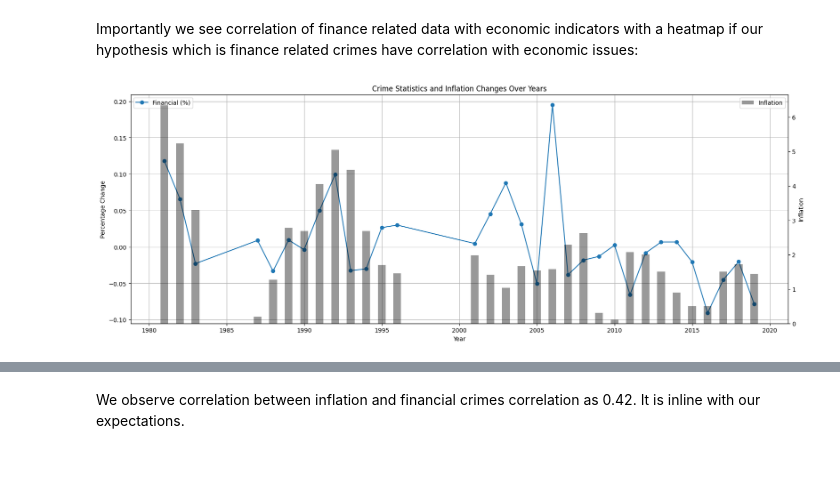
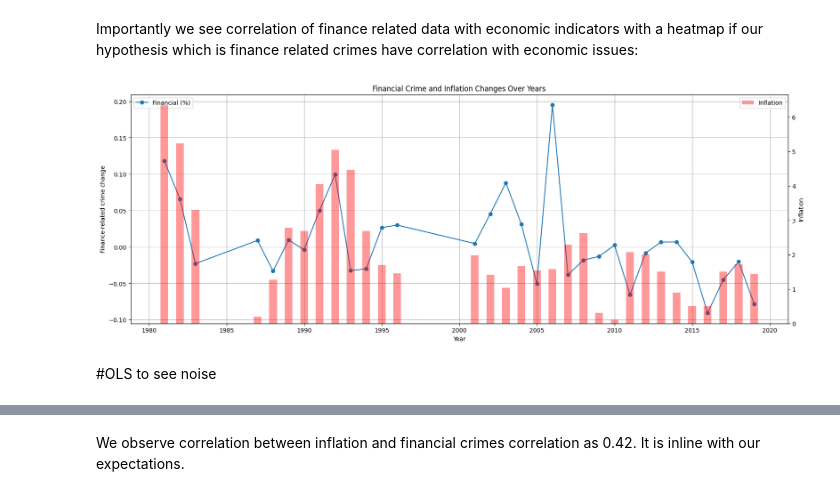
Before and after one commit to moktayoglu/2024-01-GermanCrimeAnalysis, a Jupyter notebook: exp/Data_Literacy_Analysis.ipynb, the cells around one changed output, grey strips where cells are left out. Saved outputs shown, nothing was run; the diff lists cells and outputs as text; code cells hidden in the pictures; blank space fills up the shorter version.

```diff
--- a/exp/Data_Literacy_Analysis.ipynb
+++ b/exp/Data_Literacy_Analysis.ipynb
@@ -171,34 +171,36 @@ crime_data_e = crime_data_e.dropna()
 crime_data_e.set_index('Years', inplace=True)
 
 fig, ax1 = plt.subplots(figsize=(20, 7))
 
 
 ax1.plot(crime_data_e.index, crime_data_e['Financial (%)'], label='Financial (%)', marker='o')
 #ax1.plot(crime_data_e.index, crime_data_e['Theft (%)'], label='Theft (%)', marker='o')
 #ax1.plot(crime_data_e.index, crime_data_e['Aggravated theft (%)'], label='Aggravated theft (%)', marker='o')
 #ax1.plot(crime_data_e.index, crime_data_e['Robbery and blackmail, attacking a driver (%)'], label='Robbery and blackmail, attacking a driver (%)', marker='o')
 #ax1.plot(crime_data_e.index, crime_data_e['Other property offences (%)'], label='Other property offences (%)', marker='o')
 #ax1.plot(crime_data_e.index, crime_data_e['Fraud (%)'], label='Fraud (%)', marker='o')
 #ax1.plot(crime_data_e.index, crime_data_e['Forgery (%)'], label='Forgery (%)', marker='o')
 
 
 ax1.set_xlabel('Year')
-ax1.set_ylabel('Percentage Change')
-ax1.set_title('Crime Statistics and Inflation Changes Over Years')
+ax1.set_ylabel('Finance-related crime change')
+ax1.set_title('Financial Crime and Inflation Changes Over Years')
 ax1.legend(loc='upper left')
 ax1.grid(True)
 
 
 ax2 = ax1.twinx()
-ax2.bar(crime_data_e.index, crime_data_e['inflation'], label='Inflation', color='black', alpha=0.4, width=0.5)
+ax2.bar(crime_data_e.index, crime_data_e['inflation'], label='Inflation', color='red', alpha=0.4, width=0.5)
 
 
 ax2.set_ylabel('Inflation')
 
 
 ax2.legend(loc='upper right')
 
 
 plt.show()
 # %% [output]
-[figure, old version]
+[figure, new version]
+# %% [markdown]
+#OLS to see noise
```
Also changed, not shown: parts of 4 cells of this notebook.
